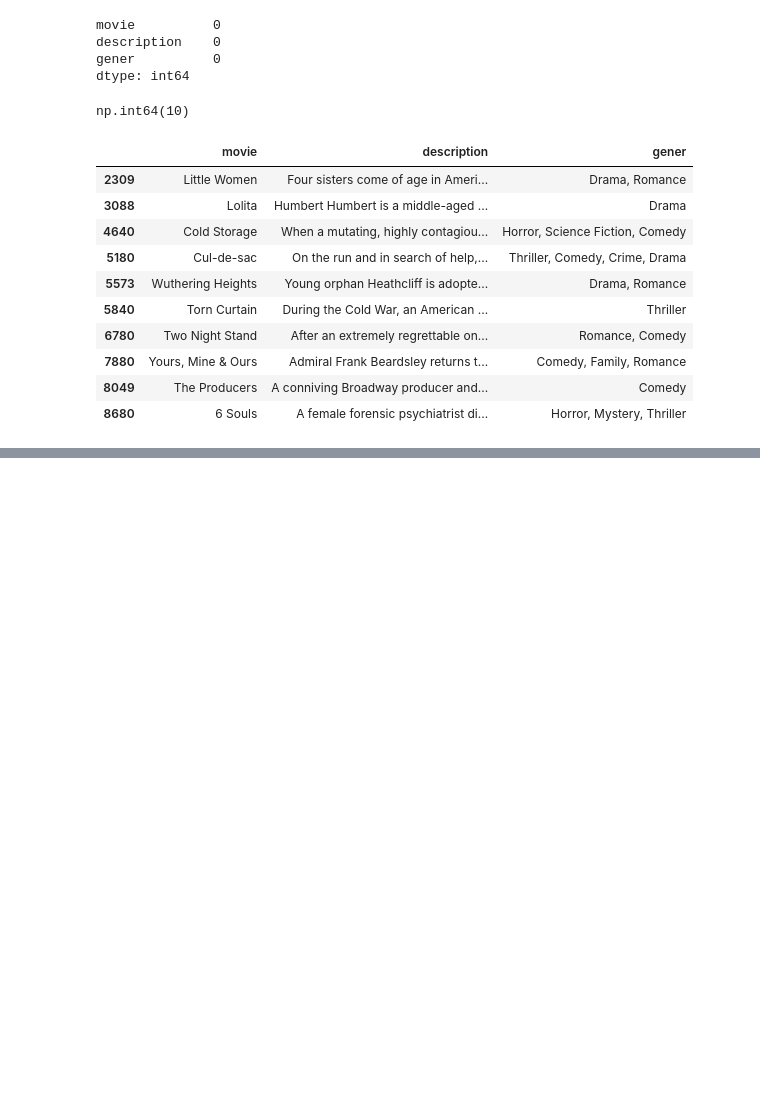
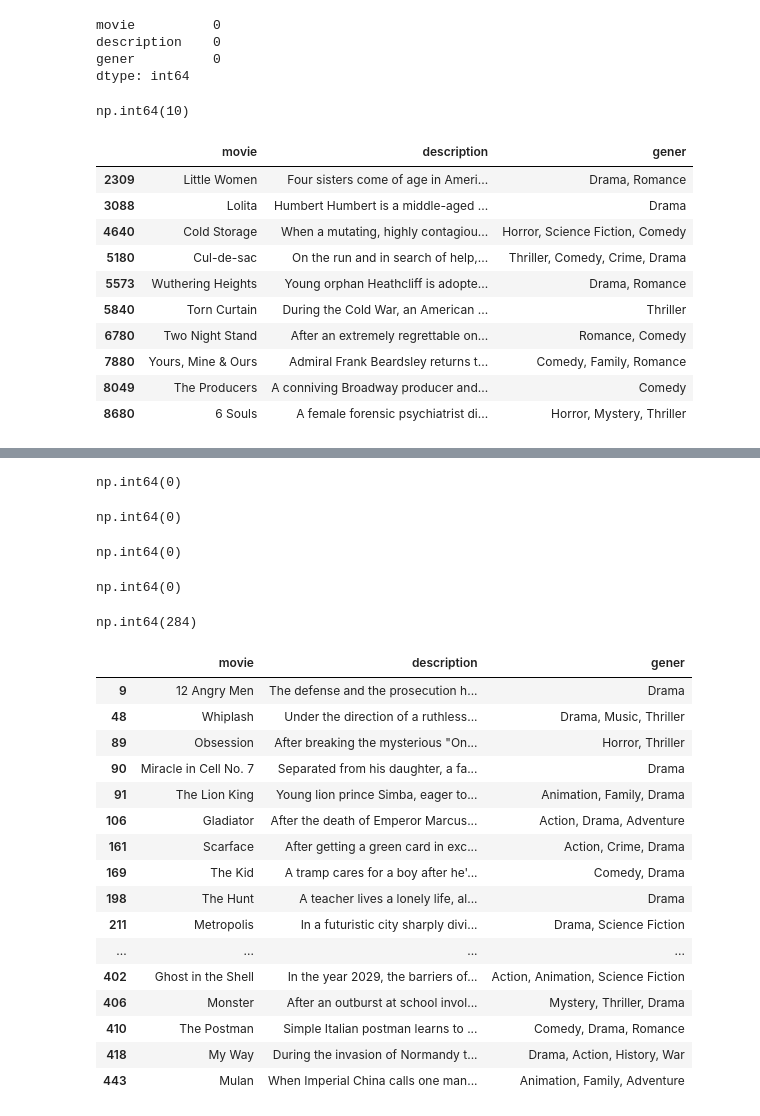
Before and after one commit to Ibad-Ullah-Khan/NLP_Notes, a Jupyter notebook: projects/project1/notebook/main.ipynb, the cells around one changed output, grey strips where cells are left out. Saved outputs shown, nothing was run; the diff lists cells and outputs as text; code cells hidden in the pictures; blank space fills up the shorter version.

```diff
--- a/projects/project1/notebook/main.ipynb
+++ b/projects/project1/notebook/main.ipynb
@@ -108,3 +138,49 @@ df[df.duplicated()]
 # %%
 # Removing duplicates
 df = df.drop_duplicates()
+# %%
+# Verifying
+df.duplicated().sum()
+# %% [output]
+np.int64(0)
+# %%
+# Checking empty string
+df['description'].eq('').sum()
+# %% [output]
+np.int64(0)
+# %%
+df['movie'].eq('').sum()
+# %% [output]
+np.int64(0)
+# %%
+df['gener'].eq('').sum()
+# %% [output]
+np.int64(0)
+# %%
+# Checking for duplicates movie title
+
+df['movie'].duplicated().sum()
+# %% [output]
+np.int64(284)
+# %%
+# Incepecting duplicates
+
+df[df['movie'].duplicated(keep=False)].head(20)
+# %% [output]
+|  | movie | description | gener |
+| 9 | 12 Angry Men | The defense and the prosecution h... | Drama |
+| 48 | Whiplash | Under the direction of a ruthless... | Drama, Music, Thriller |
+| 89 | Obsession | After breaking the mysterious "On... | Horror, Thriller |
+| 90 | Miracle in Cell No. 7 | Separated from his daughter, a fa... | Drama |
+| 91 | The Lion King | Young lion prince Simba, eager to... | Animation, Family, Drama |
+| 106 | Gladiator | After the death of Emperor Marcus... | Action, Drama, Adventure |
+| 161 | Scarface | After getting a green card in exc... | Action, Crime, Drama |
+| 169 | The Kid | A tramp cares for a boy after he'... | Comedy, Drama |
+| 198 | The Hunt | A teacher lives a lonely life, al... | Drama |
+| 211 | Metropolis | In a futuristic city sharply divi... | Drama, Science Fiction |
+| ... | ... | ... | ... |
+| 402 | Ghost in the Shell | In the year 2029, the barriers of... | Action, Animation, Science Fiction |
+| 406 | Monster | After an outburst at school invol... | Mystery, Thriller, Drama |
+| 410 | The Postman | Simple Italian postman learns to ... | Comedy, Drama, Romance |
+| 418 | My Way | During the invasion of Normandy t... | Drama, Action, History, War |
+| 443 | Mulan | When Imperial China calls one man... | Animation, Family, Adventure |
```
Also changed, not shown: parts of 7 cells of this notebook.
